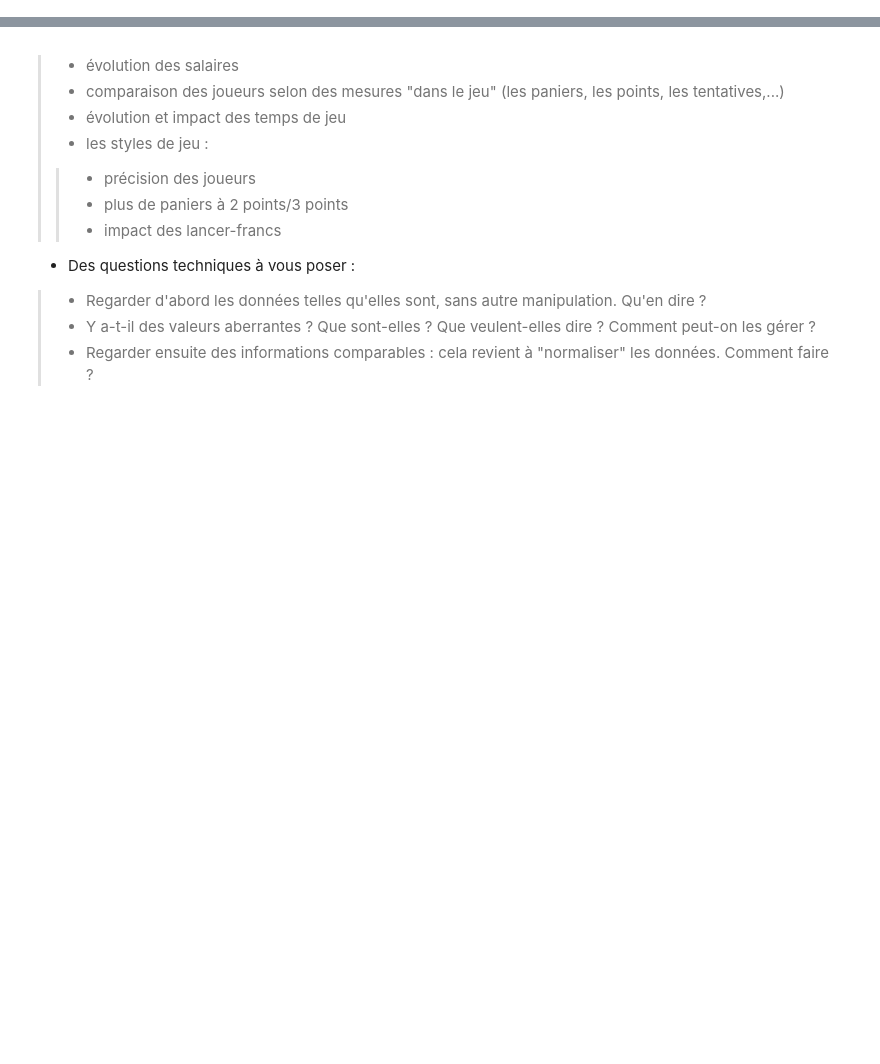
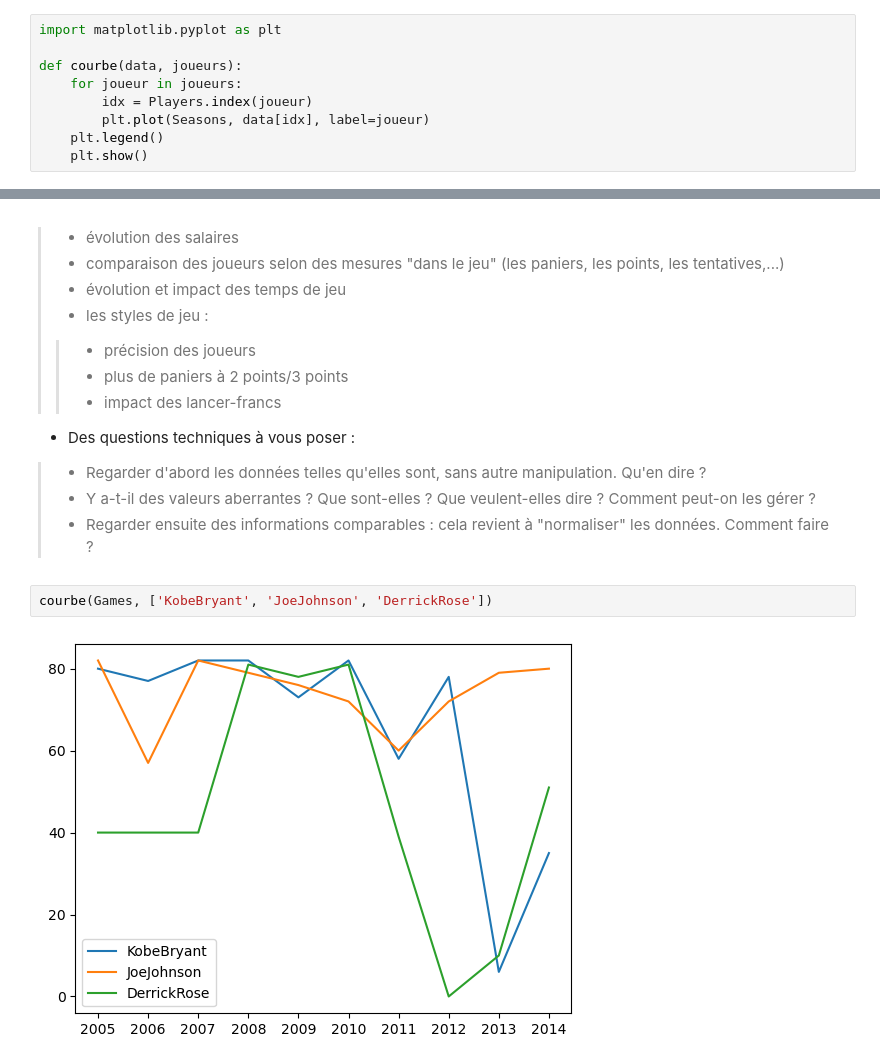
Before and after one commit to louiskuhn/IA-P3-Euskadi, a Jupyter notebook: Ressources/Python/2. Visualisation graphique/7. Mini-projet NBA.ipynb, the cells around one changed output, grey strips where cells are left out. Drawn from its saved outputs; the diff is of its cells as text; blank space fills up the shorter version.

```diff
--- a/Ressources/Python/2. Visualisation graphique/7. Mini-projet NBA.ipynb
+++ b/Ressources/Python/2. Visualisation graphique/7. Mini-projet NBA.ipynb
@@ -159,6 +159,15 @@ Pour cela, commencer par construire une fonction __*courbes(data,joueurs)*__ :
 >- une figure avec l'ensemble des courbes de chaque joueur sur le même graphique
 
 Cette fonction vous permettra d'avoir une première analyse des données et de leur évolution en affichant les données sous forme de courbes.
+# %%
+import matplotlib.pyplot as plt
+
+def courbe(data, joueurs):
+    for joueur in joueurs:
+        idx = Players.index(joueur)
+        plt.plot(Seasons, data[idx], label=joueur)
+    plt.legend()
+    plt.show()
 # %% [markdown]
 ### Des pistes pour l'analyse
 # %% [markdown]
@@ -177,3 +186,7 @@ Vous trouverez quelques pistes possibles pour l'analyse ci-dessous.
 >- Regarder d'abord les données telles qu'elles sont, sans autre manipulation. Qu'en dire ?
 >- Y a-t-il des valeurs aberrantes ? Que sont-elles ? Que veulent-elles dire ? Comment peut-on les gérer ?
 >- Regarder ensuite des informations comparables : cela revient à "normaliser" les données. Comment faire ?
+# %%
+courbe(Games, ['KobeBryant', 'JoeJohnson', 'DerrickRose'])
+# %% [output]
+[figure, added]
```
Also changed, not shown: parts of 3 cells of this notebook, 3 other files.
